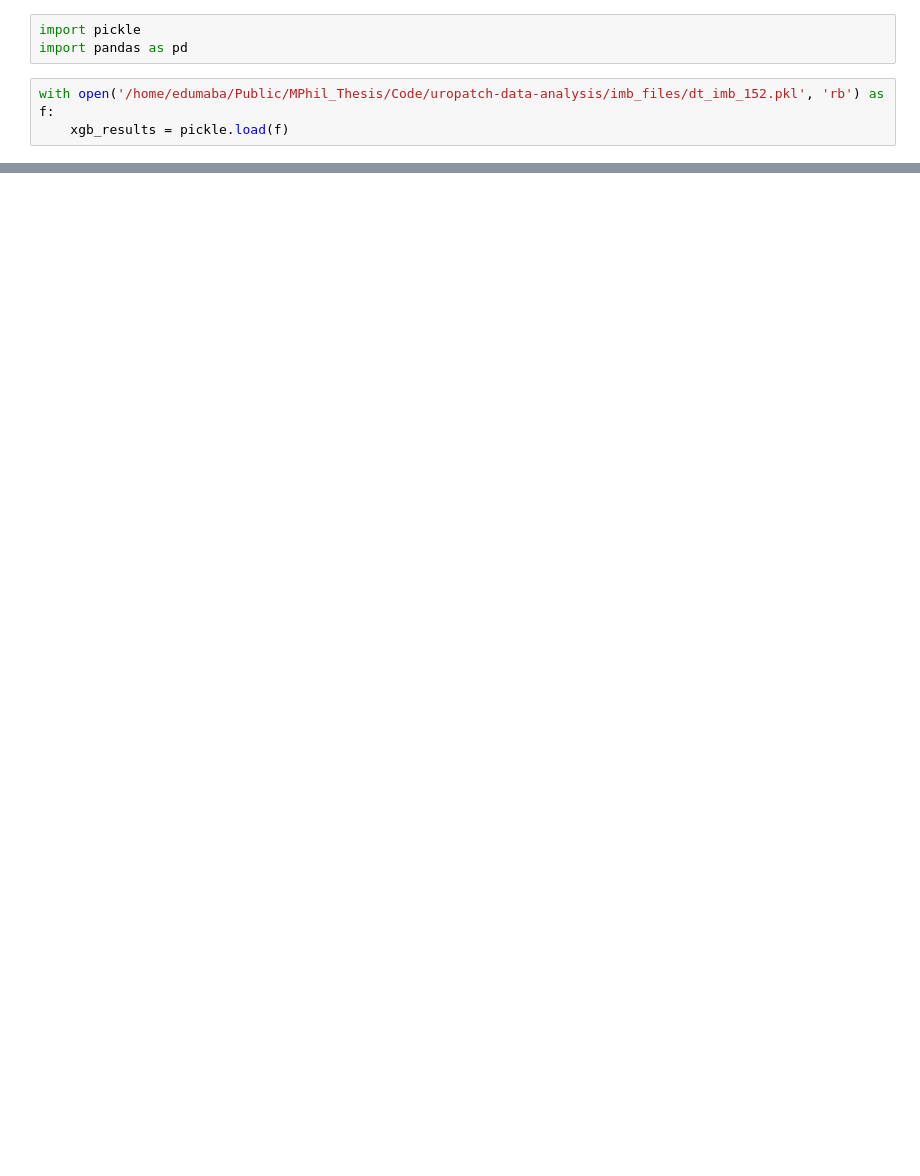
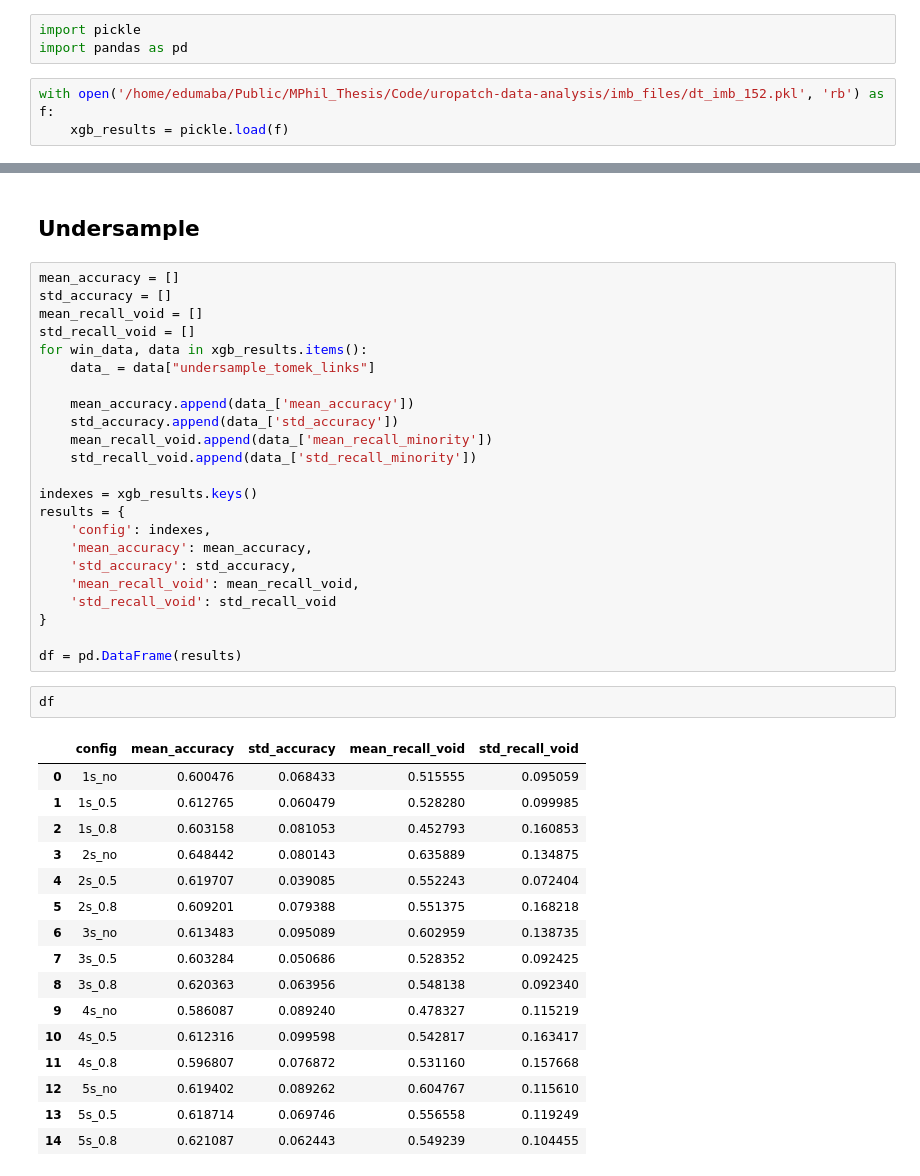
Before and after one commit to edumabagraham/uropatch-data-analysis, a Jupyter notebook: DecisionTree/win_os_analysis.ipynb, the cells around one changed output, grey strips where cells are left out. Cells and saved outputs as stored; diff of their text form; blank space fills up the shorter version.

```diff
--- a/DecisionTree/win_os_analysis.ipynb
+++ b/DecisionTree/win_os_analysis.ipynb
@@ -146,0 +392,44 @@ xgb_results['1s_no']
+# %% [markdown]
+## Undersample
+# %%
+mean_accuracy = []
+std_accuracy = []
+mean_recall_void = []
+std_recall_void = []
+for win_data, data in xgb_results.items():
+    data_ = data["undersample_tomek_links"]
+
+    mean_accuracy.append(data_['mean_accuracy'])
+    std_accuracy.append(data_['std_accuracy'])
+    mean_recall_void.append(data_['mean_recall_minority'])
+    std_recall_void.append(data_['std_recall_minority'])
+
+indexes = xgb_results.keys()
+results = {
+    'config': indexes,
+    'mean_accuracy': mean_accuracy,
+    'std_accuracy': std_accuracy,
+    'mean_recall_void': mean_recall_void,
+    'std_recall_void': std_recall_void
+}
+
+df = pd.DataFrame(results)
+# %%
+df
+# %% [output]
+|  | config | mean_accuracy | std_accuracy | mean_recall_void | std_recall_void |
+| 0 | 1s_no | 0.600476 | 0.068433 | 0.515555 | 0.095059 |
+| 1 | 1s_0.5 | 0.612765 | 0.060479 | 0.528280 | 0.099985 |
+| 2 | 1s_0.8 | 0.603158 | 0.081053 | 0.452793 | 0.160853 |
+| 3 | 2s_no | 0.648442 | 0.080143 | 0.635889 | 0.134875 |
+| 4 | 2s_0.5 | 0.619707 | 0.039085 | 0.552243 | 0.072404 |
+| 5 | 2s_0.8 | 0.609201 | 0.079388 | 0.551375 | 0.168218 |
+| 6 | 3s_no | 0.613483 | 0.095089 | 0.602959 | 0.138735 |
+| 7 | 3s_0.5 | 0.603284 | 0.050686 | 0.528352 | 0.092425 |
+| 8 | 3s_0.8 | 0.620363 | 0.063956 | 0.548138 | 0.092340 |
+| 9 | 4s_no | 0.586087 | 0.089240 | 0.478327 | 0.115219 |
+| 10 | 4s_0.5 | 0.612316 | 0.099598 | 0.542817 | 0.163417 |
+| 11 | 4s_0.8 | 0.596807 | 0.076872 | 0.531160 | 0.157668 |
+| 12 | 5s_no | 0.619402 | 0.089262 | 0.604767 | 0.115610 |
+| 13 | 5s_0.5 | 0.618714 | 0.069746 | 0.556558 | 0.119249 |
+| 14 | 5s_0.8 | 0.621087 | 0.062443 | 0.549239 | 0.104455 |
```
Also changed, not shown: parts of 18 cells of this notebook, 4 other files.
